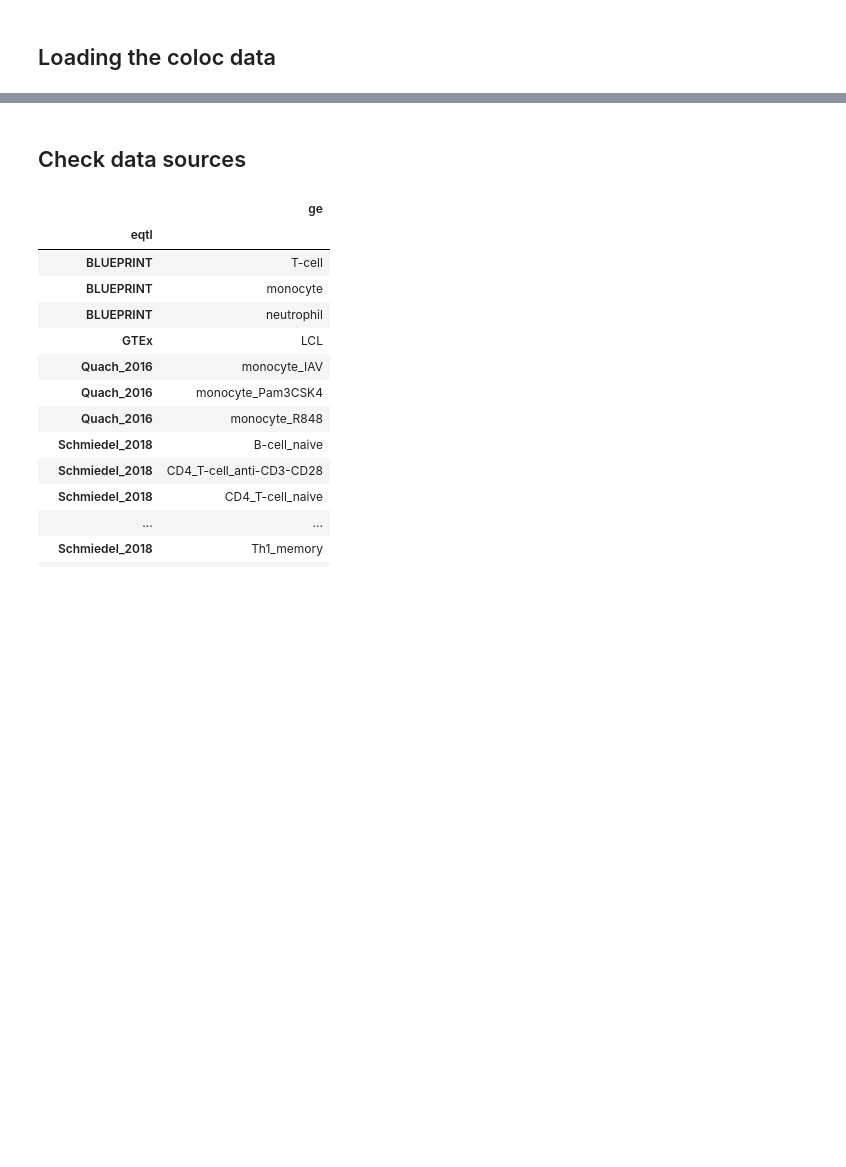
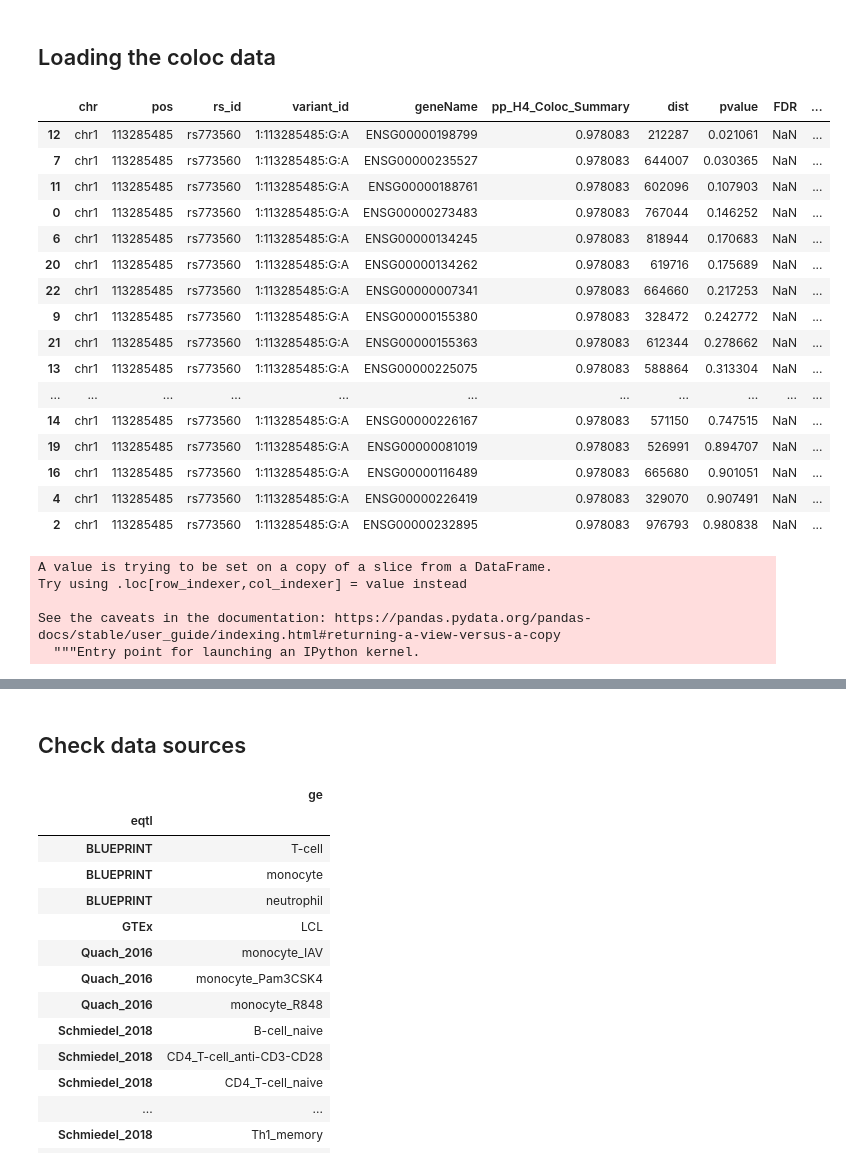
Before and after one commit to joreynajr/dchallenge, a Jupyter notebook: workflow/notebooks/exploratory/Colocalization_with_eQTL_Catalog_No_Filter.ipynb, the cells around one changed output, grey strips where cells are left out. Saved outputs shown, nothing was run; the diff lists cells and outputs as text; code cells hidden in the pictures; blank space fills up the shorter version.

```diff
--- a/workflow/notebooks/exploratory/Colocalization_with_eQTL_Catalog_No_Filter.ipynb
+++ b/workflow/notebooks/exploratory/Colocalization_with_eQTL_Catalog_No_Filter.ipynb
@@ -47,3 +44,38 @@ all_data = pd.concat(data)
 
 # add the gene name
 all_data['gene_name'] = all_data.geneName.replace(gencode)
+# %%
+#monocytes = all_data.loc[all_data['ge'] == 'B-cell_naive']
+monocytes = all_data.loc[all_data['ge'] == 'CD4_T-cell_naive']
+# %%
+basic_mono = monocytes[['chr', 'pos','rs_id', 'variant_id', 'geneName','pp_H4_Coloc_Summary', 'dist', 'pvalue', 'FDR', 'slope_snp',
+       'slope_se_snp', 'slope_gwas', 'slope_se_gwas', 'pval_nominal', 'SampleSize', 'gwas', 'eqtl', 'ge',
+       'gene_name']]
+# %%
+basic_mono.sort_values('pvalue')
+# %% [output]
+|  | chr | pos | rs_id | variant_id | geneName | pp_H4_Coloc_Summary | dist | pvalue | FDR | ... |
+| 12 | chr1 | 113285485 | rs773560 | 1:113285485:G:A | ENSG00000198799 | 0.978083 | 212287 | 0.021061 | NaN | ... |
+| 7 | chr1 | 113285485 | rs773560 | 1:113285485:G:A | ENSG00000235527 | 0.978083 | 644007 | 0.030365 | NaN | ... |
+| 11 | chr1 | 113285485 | rs773560 | 1:113285485:G:A | ENSG00000188761 | 0.978083 | 602096 | 0.107903 | NaN | ... |
+| 0 | chr1 | 113285485 | rs773560 | 1:113285485:G:A | ENSG00000273483 | 0.978083 | 767044 | 0.146252 | NaN | ... |
+| 6 | chr1 | 113285485 | rs773560 | 1:113285485:G:A | ENSG00000134245 | 0.978083 | 818944 | 0.170683 | NaN | ... |
+| 20 | chr1 | 113285485 | rs773560 | 1:113285485:G:A | ENSG00000134262 | 0.978083 | 619716 | 0.175689 | NaN | ... |
+| 22 | chr1 | 113285485 | rs773560 | 1:113285485:G:A | ENSG00000007341 | 0.978083 | 664660 | 0.217253 | NaN | ... |
+| 9 | chr1 | 113285485 | rs773560 | 1:113285485:G:A | ENSG00000155380 | 0.978083 | 328472 | 0.242772 | NaN | ... |
+| 21 | chr1 | 113285485 | rs773560 | 1:113285485:G:A | ENSG00000155363 | 0.978083 | 612344 | 0.278662 | NaN | ... |
+| 13 | chr1 | 113285485 | rs773560 | 1:113285485:G:A | ENSG00000225075 | 0.978083 | 588864 | 0.313304 | NaN | ... |
+| ... | ... | ... | ... | ... | ... | ... | ... | ... | ... | ... |
+| 14 | chr1 | 113285485 | rs773560 | 1:113285485:G:A | ENSG00000226167 | 0.978083 | 571150 | 0.747515 | NaN | ... |
+| 19 | chr1 | 113285485 | rs773560 | 1:113285485:G:A | ENSG00000081019 | 0.978083 | 526991 | 0.894707 | NaN | ... |
+| 16 | chr1 | 113285485 | rs773560 | 1:113285485:G:A | ENSG00000116489 | 0.978083 | 665680 | 0.901051 | NaN | ... |
+| 4 | chr1 | 113285485 | rs773560 | 1:113285485:G:A | ENSG00000226419 | 0.978083 | 329070 | 0.907491 | NaN | ... |
+| 2 | chr1 | 113285485 | rs773560 | 1:113285485:G:A | ENSG00000232895 | 0.978083 | 976793 | 0.980838 | NaN | ... |
+# %%
+monocytes['gene'] = monocytes.geneName.map(rev_gencode)
+# %% [output]
+A value is trying to be set on a copy of a slice from a DataFrame.
+Try using .loc[row_indexer,col_indexer] = value instead
+
+See the caveats in the documentation: https://pandas.pydata.org/pandas-docs/stable/user_guide/indexing.html#returning-a-view-versus-a-copy
+  """Entry point for launching an IPython kernel.
```
Also changed, not shown: parts of 17 cells of this notebook, 7 other files.
